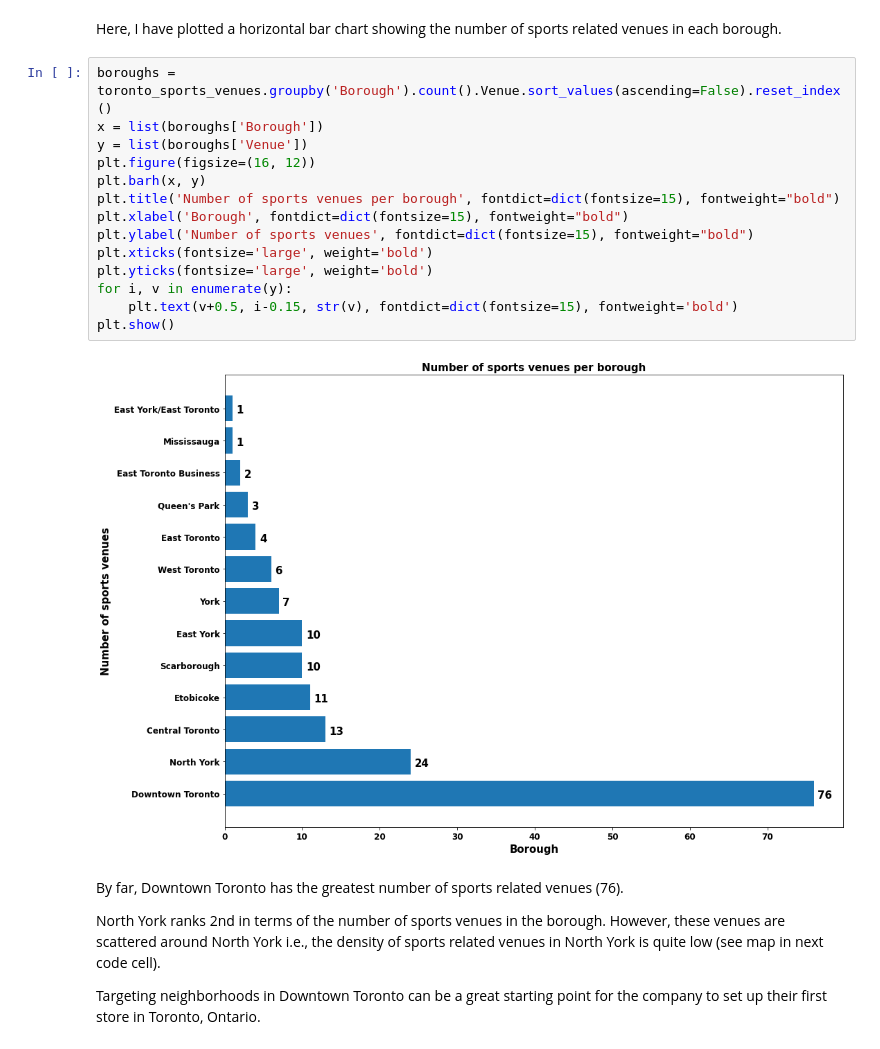
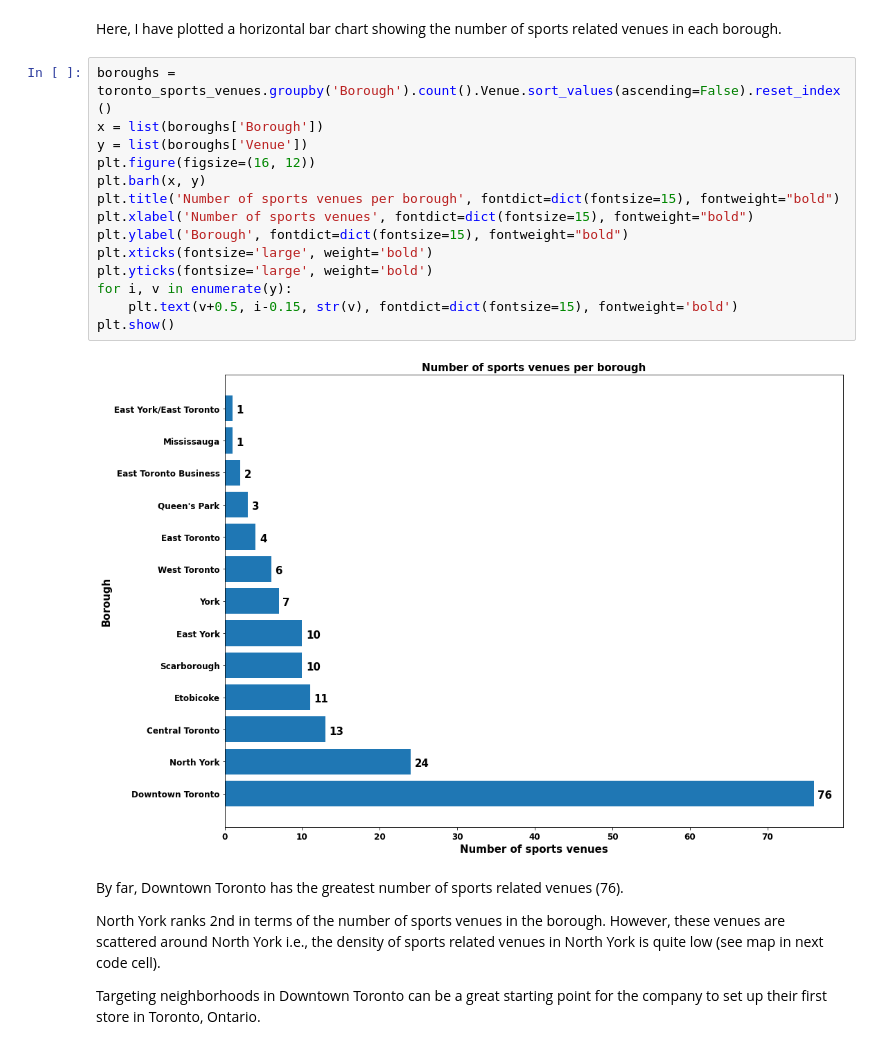
Before and after one commit to prathamSharma25/Coursera_Capstone, a Jupyter notebook: Market_Expansion_using_Data_Science.ipynb, the cells around one changed output. Drawn from its saved outputs; the diff is of its cells as text.

```diff
--- a/Market_Expansion_using_Data_Science.ipynb
+++ b/Market_Expansion_using_Data_Science.ipynb
@@ -341,19 +342,19 @@ Here, I have plotted a horizontal bar chart showing the number of sports related
 # %%
 boroughs = toronto_sports_venues.groupby('Borough').count().Venue.sort_values(ascending=False).reset_index()
 x = list(boroughs['Borough'])
 y = list(boroughs['Venue'])
 plt.figure(figsize=(16, 12))
 plt.barh(x, y)
 plt.title('Number of sports venues per borough', fontdict=dict(fontsize=15), fontweight="bold")
-plt.xlabel('Borough', fontdict=dict(fontsize=15), fontweight="bold")
-plt.ylabel('Number of sports venues', fontdict=dict(fontsize=15), fontweight="bold")
+plt.xlabel('Number of sports venues', fontdict=dict(fontsize=15), fontweight="bold")
+plt.ylabel('Borough', fontdict=dict(fontsize=15), fontweight="bold")
 plt.xticks(fontsize='large', weight='bold')
 plt.yticks(fontsize='large', weight='bold')
 for i, v in enumerate(y):
     plt.text(v+0.5, i-0.15, str(v), fontdict=dict(fontsize=15), fontweight='bold')
 plt.show()
 # %% [output]
-[figure, old version]
+[figure, new version]
 # %% [markdown]
 By far, Downtown Toronto has the greatest number of sports related venues (76).
 
```
Also changed, not shown: 2 other files.
